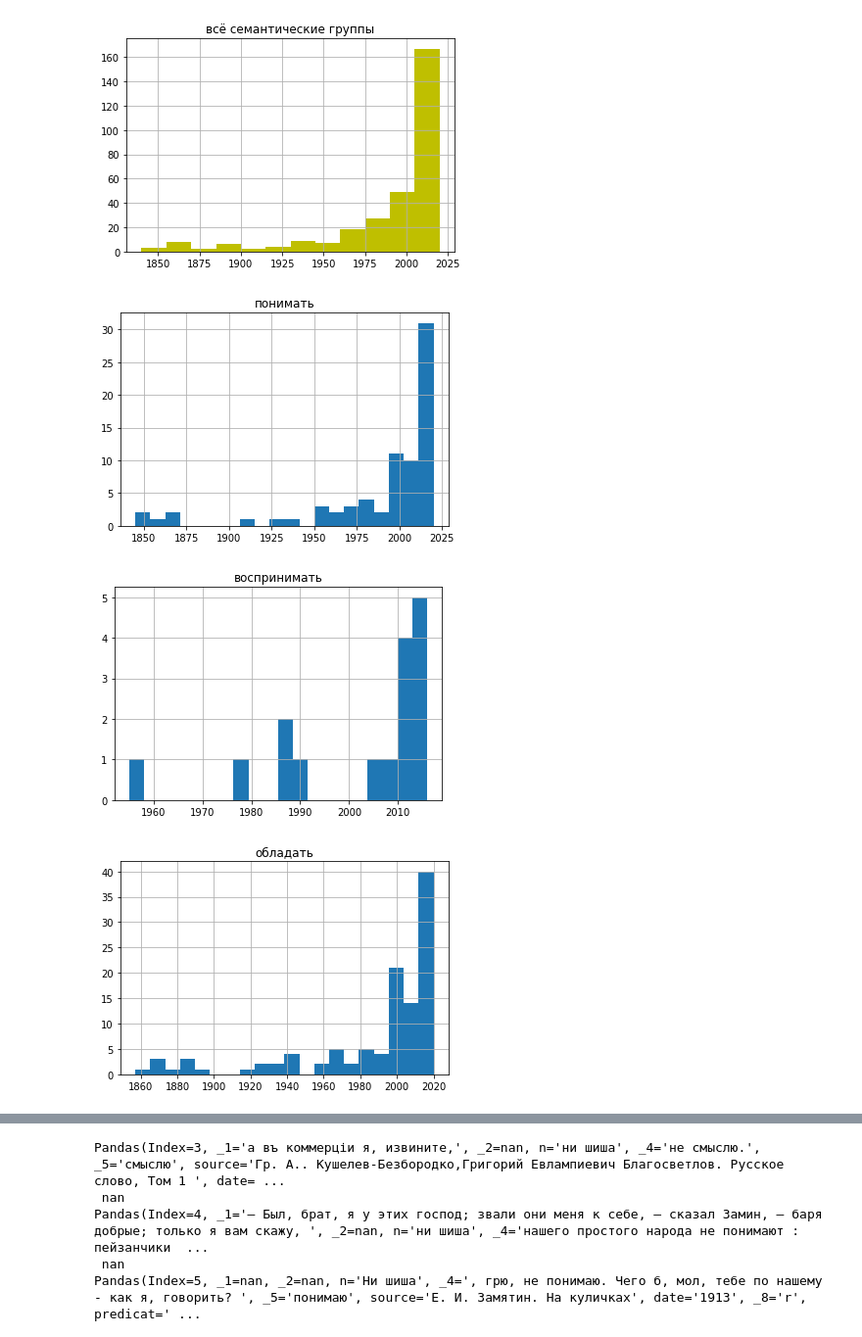
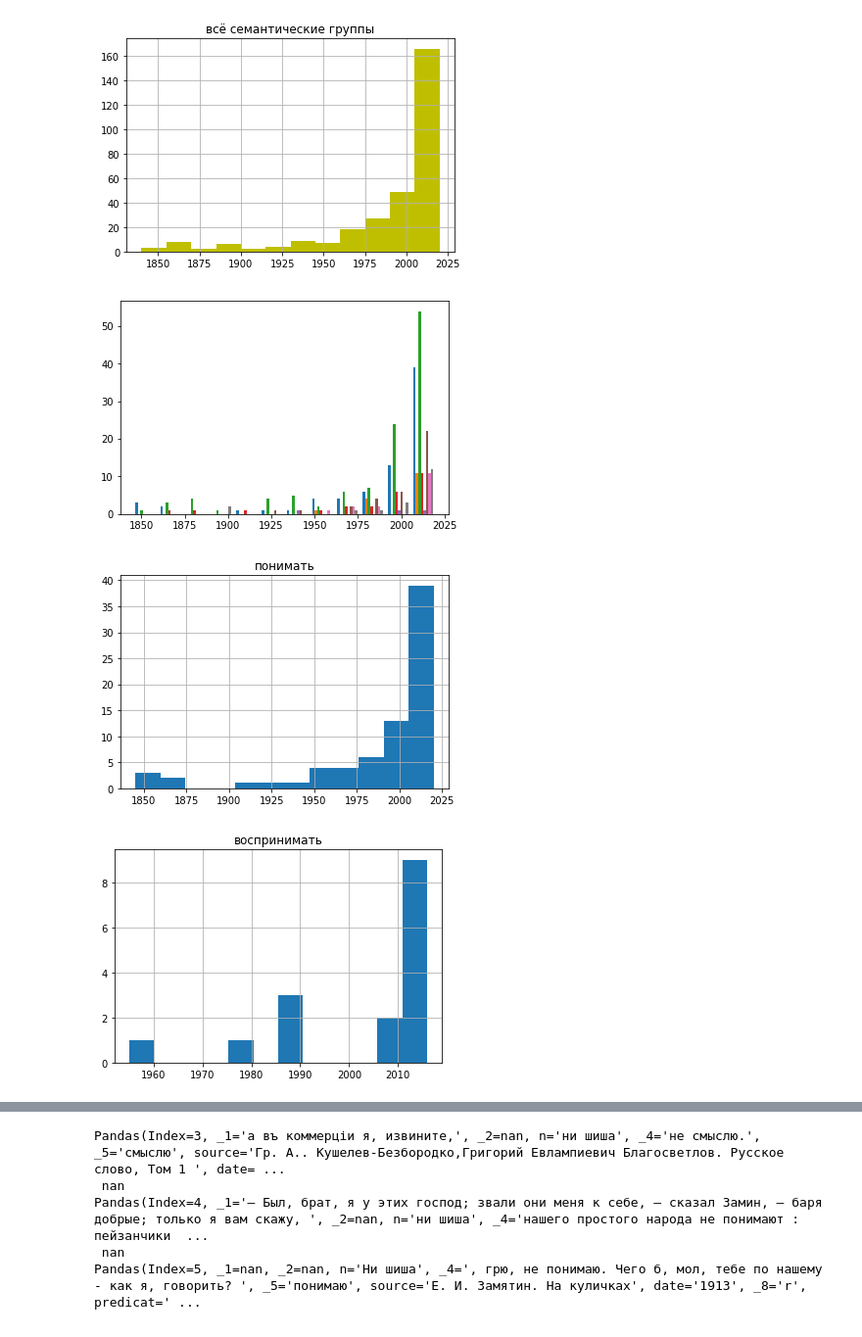
Before and after one commit to marchdown/schisch, a Jupyter notebook: schisch.ipynb, the cells around one changed output, grey strips where cells are left out. Shown: that part at 98% size. Drawn from its saved outputs; the diff is of its cells as text; code cells hidden in the pictures.

```diff
--- a/schisch.ipynb
+++ b/schisch.ipynb
@@ -1,40 +14,46 @@
 # %%
-# -*- coding: utf-8 -*-
-csvfile_path = '/Users/serratus/Downloads/Ни шиша - все вместе.csv'
-import pandas
-import matplotlib.pyplot as plt
-import numpy as np
-data = pandas.read_csv(csvfile_path)# засунь содержимое файла в датафрейм
-# поправить даты, чтоб они были в одном формате и чтоб с ними можно было обращаться как с числами
+# надо почистить данные, избавляясь от маргинальных значений, чтобы не спотыкаться о них при работе
 
-data['date_'] = data['date'].map(lambda s: 2020 if s == "2000+" else s)
-data.set_value(30, 'date_',2001)
+# поправим даты, чтобы они были в одном формате и чтобы с ними можно было обращаться будто с числами
+data['date_'] = data['date'].map(lambda s: 2020 if s == "2000+" else s) # записи, помеченные 2000+  превращаются в 2000.
+data.set_value(30, 'date_',2001) # в тридцатой строке у нас встречается неформатная дата, поправим её вручную.
 data['date_'] = pandas.to_numeric(data['date_'])
 data['date_'] = data['date_'].fillna(1840) # примеры с неизвестной датой мы метим 1840-м годом. можно будет отрезать начало списка, когда мы рисуем график
 
-data['semantics+_'] = data['semantics+'].fillna('')
+data['semantics+_'] = data['semantics+'].fillna('чёрт его знает') # можно использовать особое значение
+#                                                                   но пока мы
+#data['semantics+_'] = data['semantics+'].fillna('')              # примеры с непроставленным типом метим пустой строкой.
+
 
 years = sorted(list(data['date_'].unique()))
 semantic_types = data['semantics+_'].unique()
-# мы будем пользоваться перечнем семантических типов в дальнейшем,
-# удобно рассчитать его однажды и сохранить в отдельную переменную
+# мы будем пользоваться перечнями семантических типов и лет в дальнейшем,
+# удобно рассчитать их однажды и сохранить в отдельные переменные
 # %%
 # посмотреть, что получилось
 # print(semantic_types, years)
 # %%
 # здесь мы нарисуем гисторамму, положив каждый год в одну из n_bins групп
 n_bins = 12
-data['date_'].hist(bins=n_bins, color='y')
-plt.title('всё семантические группы')
-plt.show()
+data['date_'].hist(bins=n_bins, color='y') # нарисовать гистограмму (на невидимом холсте)
+plt.title('всё семантические группы') # добавить подпись к графику
+plt.show() # вывести график
+
 ts = []
 for t in semantic_types:
-    ts.append(data['date_'][data['semantics+']==t][1844 <= data['date_']])
-    data[['date_', 'semantics+_']][data['semantics+']==t][1844 <= data['date_']].hist(bins=20)
+    ts.append(                                     # добавить в список новый элемент, который получится,
+        data[                                      # если взять наши данные,
+            data['semantics+_']==t]                # те из них, где семантический тип соответствует тому, который мы сейчас ищем (мы в цикле ищем все по-очереди)
+            ['date_'][1844 <= data['date_']])      # а из них — те, где год больше 1844-го (все примеры с пропущенным годом мы пометили 1840-м на этапе предобработки данных, то есть тут мы такие примеры отсеиваем)
+plt.hist(ts, bins=n_bins)                          # нарисуй гистограмму текущего состояния списка.
+
+# то же самое, но чуть короче:
+for t in semantic_types:
+    data[['date_', 'semantics+_']][data['semantics+_']==t][1844 <= data['date_']].hist(bins=n_bins)
     plt.title(t)
     plt.show()
 # %% [output]
 [figure]
-[figure, old version]
+[figure, new version]
-[figure, old version]
+[figure, new version]
-[figure, old version]
+[figure, new version]
```
Also changed, not shown: parts of 18 cells of this notebook.
